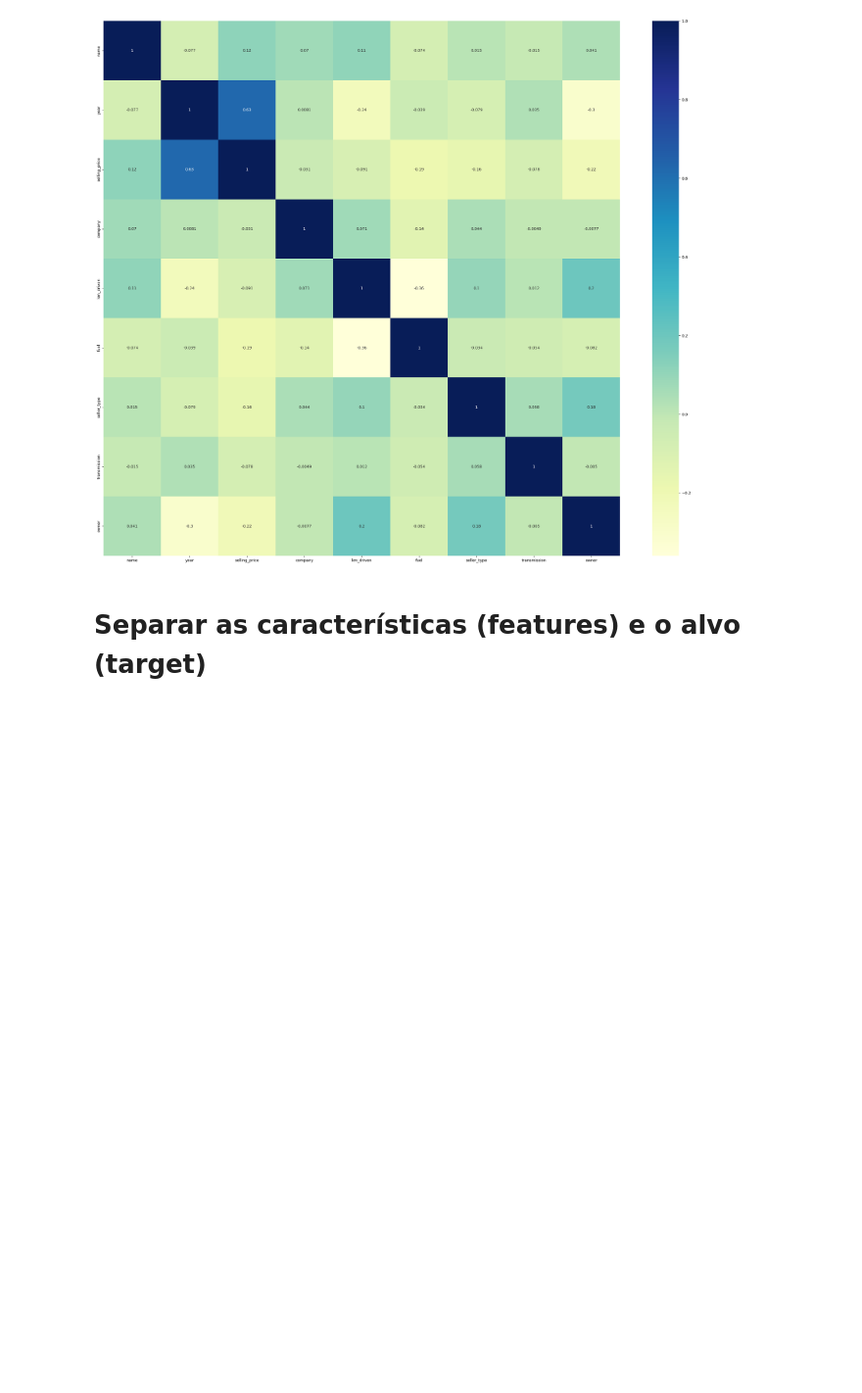
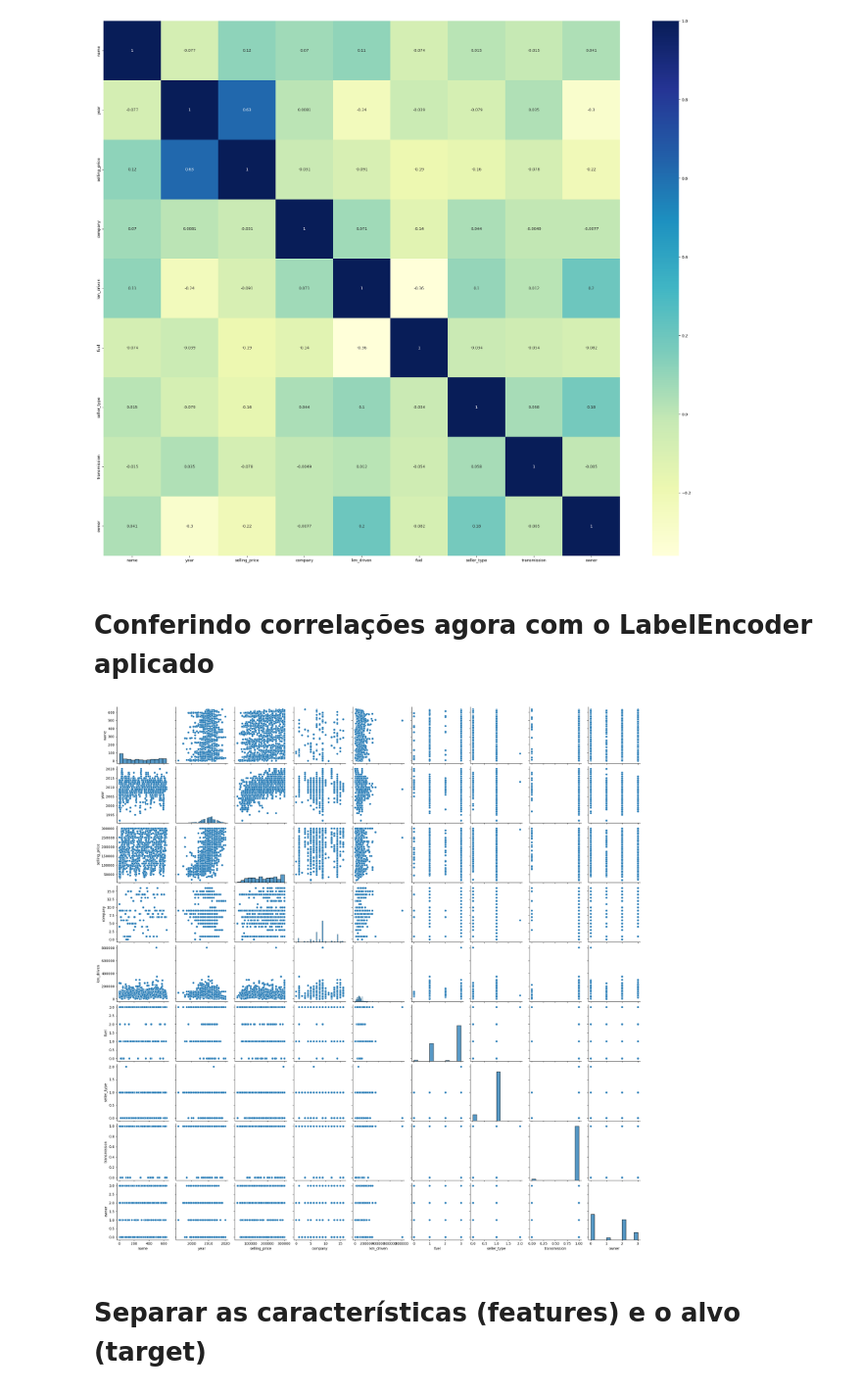
Before and after one commit to Kammer02/A3, a Jupyter notebook: src/notebooks/a3.ipynb, the cells around one changed output. Shown at 98% size. Drawn from its saved outputs; the diff is of its cells as text; code cells hidden in the pictures; blank space fills up the shorter version.

```diff
--- a/src/notebooks/a3.ipynb
+++ b/src/notebooks/a3.ipynb
@@ -228,6 +275,13 @@ sns.heatmap(data.corr(), annot = True, cmap="YlGnBu")
 plt.show()
 # %% [output]
 [figure]
+# %% [markdown]
+# Conferindo correlações agora com o LabelEncoder aplicado
+# %%
+sns.pairplot(data)
+plt.show()
+# %% [output]
+[figure, added]
 # %% [markdown]
 # Separar as características (features) e o alvo (target)
 # %%
```
Also changed, not shown: parts of 6 cells of this notebook.
